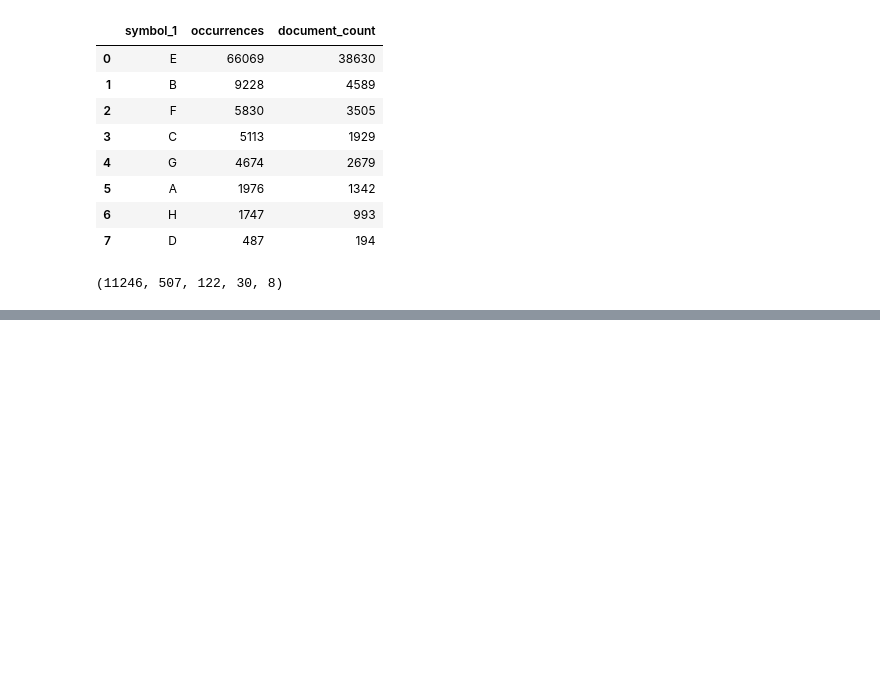
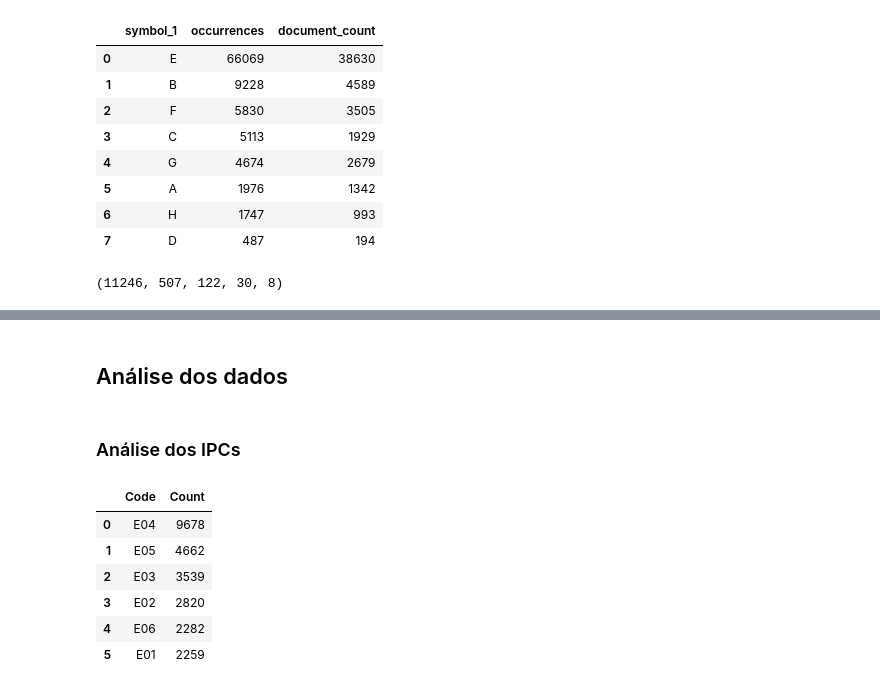
Before and after one commit to devlhm/artigo-rp2, a Jupyter notebook: dimi/analise-1.ipynb, the cells around one changed output, grey strips where cells are left out. Cells and saved outputs as stored; diff of their text form; code cells hidden in the pictures; blank space fills up the shorter version.

```diff
--- a/dimi/analise-1.ipynb
+++ b/dimi/analise-1.ipynb
@@ -481,0 +501,31 @@ print(result2)
+# %% [markdown]
+## Análise dos dados
+# %% [markdown]
+### Análise dos IPCs
+# %%
+import dataframe_image as dfi
+
+result1 = summarize(filtered_ipcr, n=3)
+display(result1)
+styled_df = (result1.style
+                 .set_caption(f'Tabela com {n} caracteres')
+                 .set_table_styles([
+                     {'selector': 'caption', 'props': 'font-size: 16pt; font-weight: bold;'},
+                     {'selector': 'th', 'props': 'font-size: 12pt;'},
+                     {'selector': 'td', 'props': 'font-size: 12pt;'}
+                 ])
+                 .hide(axis="index"))
+
+dfi.export(styled_df, 'tabela-3-ipcr.png', table_conversion='matplotlib')
+result1 = summarize(filtered_ipcr, n=4)
+dfi.export(result1.head(5), 'tabela-4-ipcr.png', table_conversion='matplotlib')
+result1 = summarize(filtered_ipcr, n=5)
+dfi.export(result1.head(5), 'tabela-5-ipcr.png', table_conversion='matplotlib')
+# %% [output]
+|  | Code | Count |
+| 0 | E04 | 9678 |
+| 1 | E05 | 4662 |
+| 2 | E03 | 3539 |
+| 3 | E02 | 2820 |
+| 4 | E06 | 2282 |
+| 5 | E01 | 2259 |
```
Also changed, not shown: parts of 10 cells of this notebook, 6 other files.
